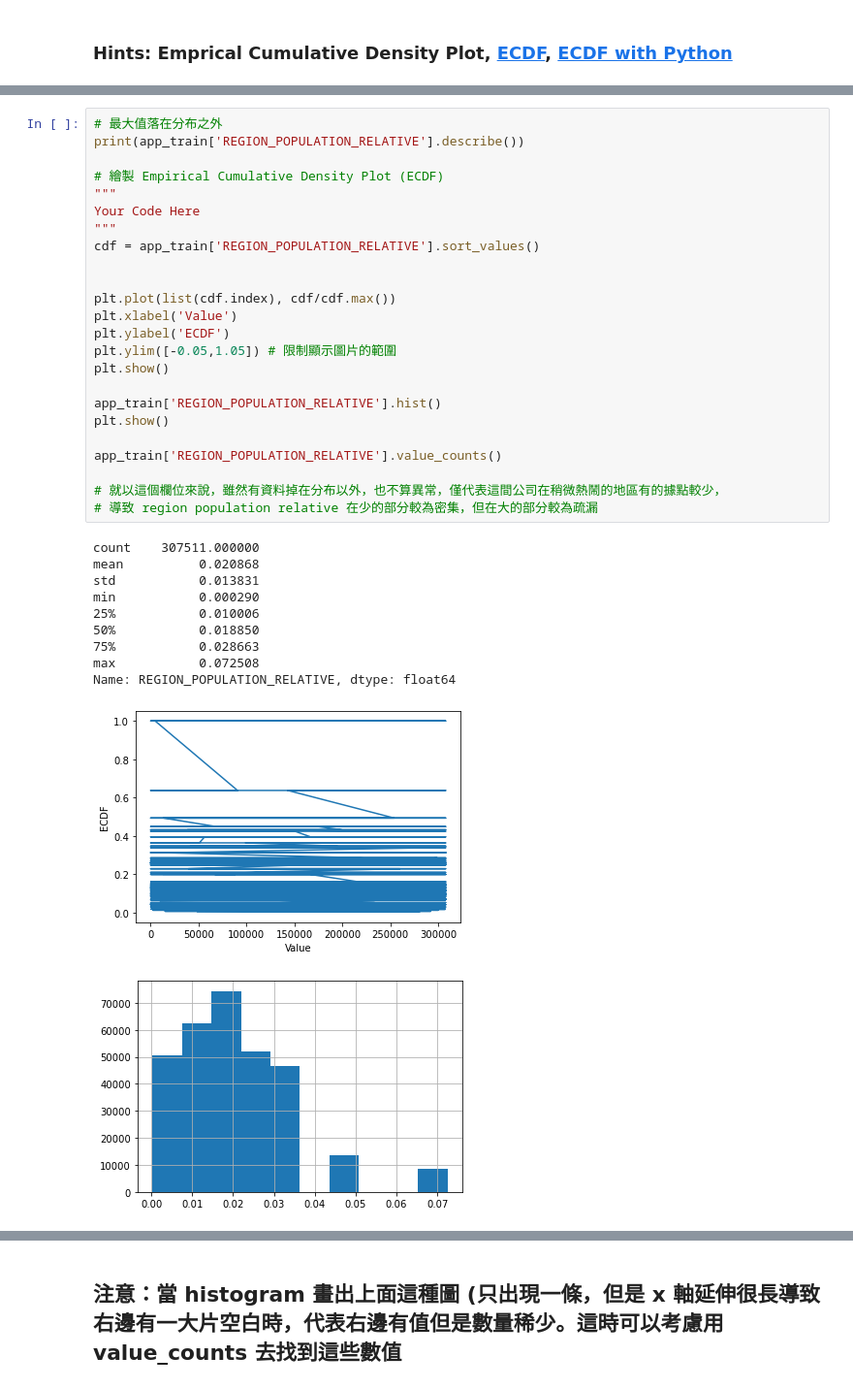
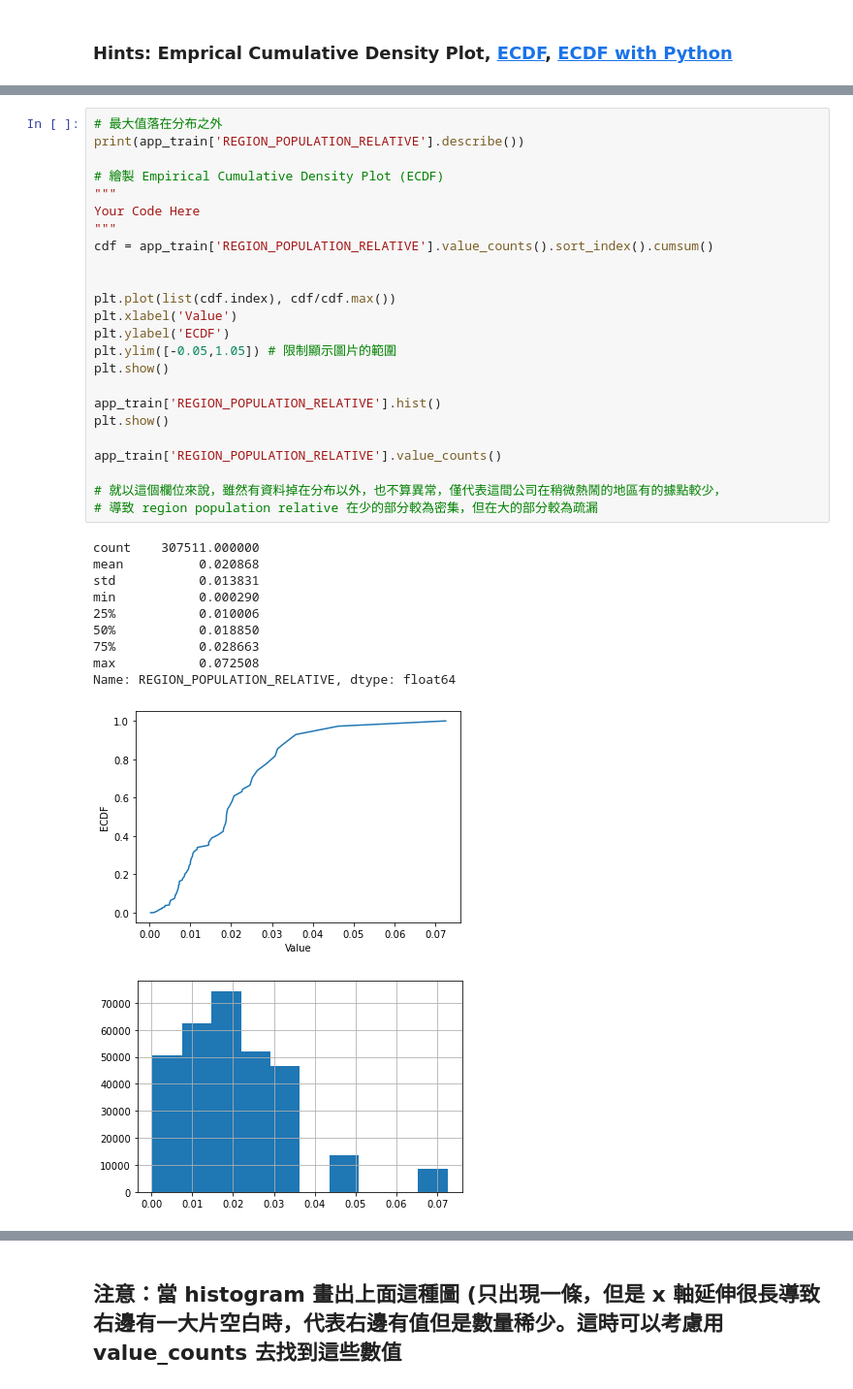
Before and after one commit to riven8567/5nd-ML100Days, a Jupyter notebook: Day_009_HW.ipynb, the cells around one changed output, grey strips where cells are left out. Shown at 97% size. Cells and saved outputs as stored; diff of their text form.

```diff
--- a/Day_009_HW.ipynb
+++ b/Day_009_HW.ipynb
@@ -136,35 +135,35 @@ print(app_train['REGION_POPULATION_RELATIVE'].describe())
 
 # 繪製 Empirical Cumulative Density Plot (ECDF)
 """
 Your Code Here
 """
-cdf = app_train['REGION_POPULATION_RELATIVE'].sort_values()
+cdf = app_train['REGION_POPULATION_RELATIVE'].value_counts().sort_index().cumsum()
 
 
 plt.plot(list(cdf.index), cdf/cdf.max())
 plt.xlabel('Value')
 plt.ylabel('ECDF')
 plt.ylim([-0.05,1.05]) # 限制顯示圖片的範圍
 plt.show()
 
 app_train['REGION_POPULATION_RELATIVE'].hist()
 plt.show()
 
 app_train['REGION_POPULATION_RELATIVE'].value_counts()
 
 # 就以這個欄位來說，雖然有資料掉在分布以外，也不算異常，僅代表這間公司在稍微熱鬧的地區有的據點較少，
 # 導致 region population relative 在少的部分較為密集，但在大的部分較為疏漏
 # %% [output]
 count    307511.000000
 mean          0.020868
 std           0.013831
 min           0.000290
 25%           0.010006
 50%           0.018850
 75%           0.028663
 max           0.072508
 Name: REGION_POPULATION_RELATIVE, dtype: float64
-[figure, old version]
+[figure, new version]
 [figure]
 0.035792    16408
 0.046220    13442
```
Also changed, not shown: parts of 2 cells of this notebook.
